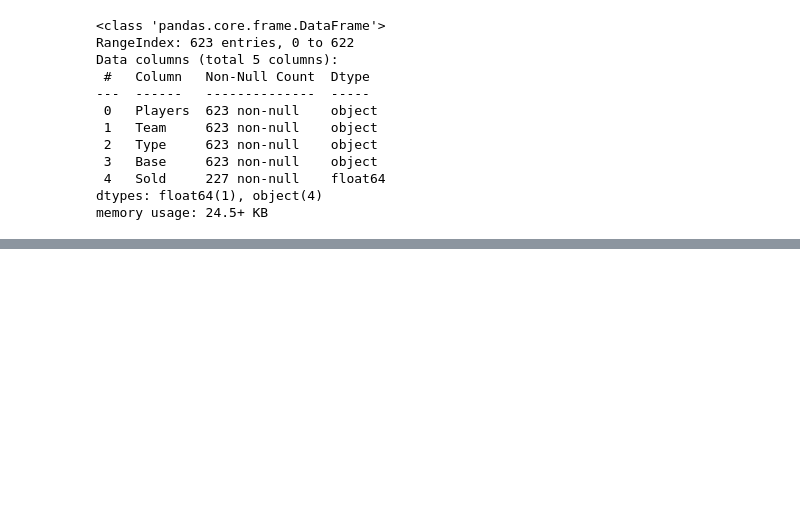
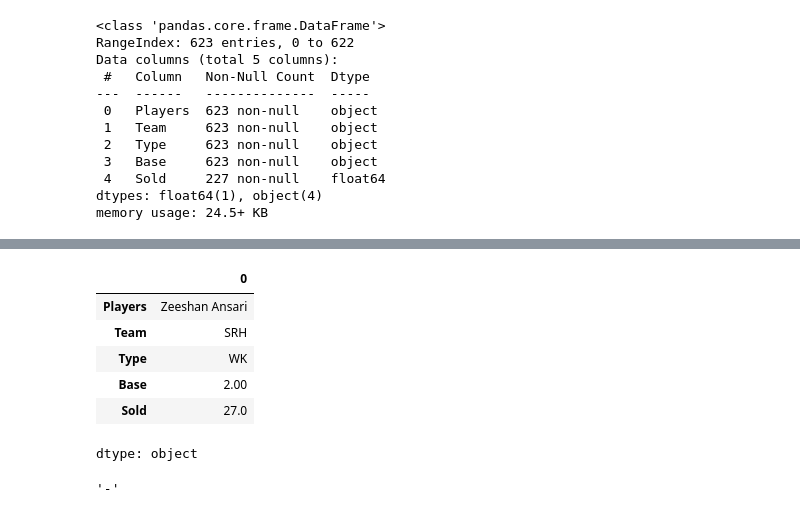
Before and after one commit to Mahesh527784/ASA_Solutions, a Jupyter notebook: Day03.ipynb, the cells around one changed output, grey strips where cells are left out. Saved outputs shown, nothing was run; the diff lists cells and outputs as text; code cells hidden in the pictures; blank space fills up the shorter version.

```diff
--- a/Day03.ipynb
+++ b/Day03.ipynb
@@ -166,0 +185,16 @@ memory usage: 24.5+ KB
+# %%
+data.max()
+# %% [output]
+|  | 0 |
+| Players | Zeeshan Ansari |
+| Team | SRH |
+| Type | WK |
+| Base | 2.00 |
+| Sold | 27.0 |
+dtype: object
+# %%
+
+data2 = data['Base']
+data2.min()
+# %% [output]
+'-'
```
Also changed, not shown: parts of 4 cells of this notebook.
